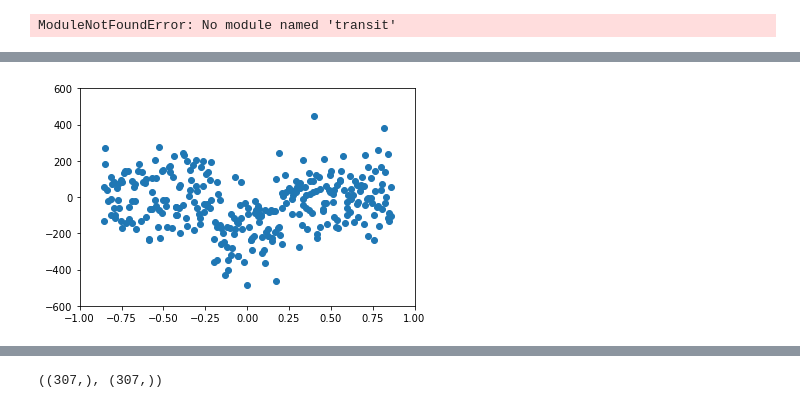
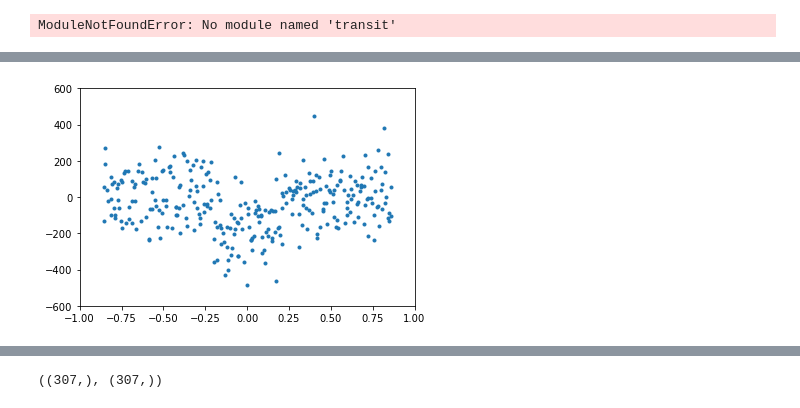
Before and after one commit to tlmakinen/group-project, a Jupyter notebook: transit.ipynb, the cells around one changed output, grey strips where cells are left out. Drawn from its saved outputs; the diff is of its cells as text; code cells hidden in the pictures.

```diff
--- a/transit.ipynb
+++ b/transit.ipynb
@@ -51,11 +51,11 @@ t,f = read_data(7016.01);
 # %%
 def  plot_data(objnum):
     t,f = read_data(objnum)
-    plt.plot(t,f, "o")
+    plt.plot(t,f, ".")
     plt.axis([-1, 1, -600, 600])
     plt.show()
 
 plot_data(7016.01)
 # %% [output]
-[figure, old version]
+[figure, new version]
 # %%
```
Also changed, not shown: parts of 5 cells of this notebook.
